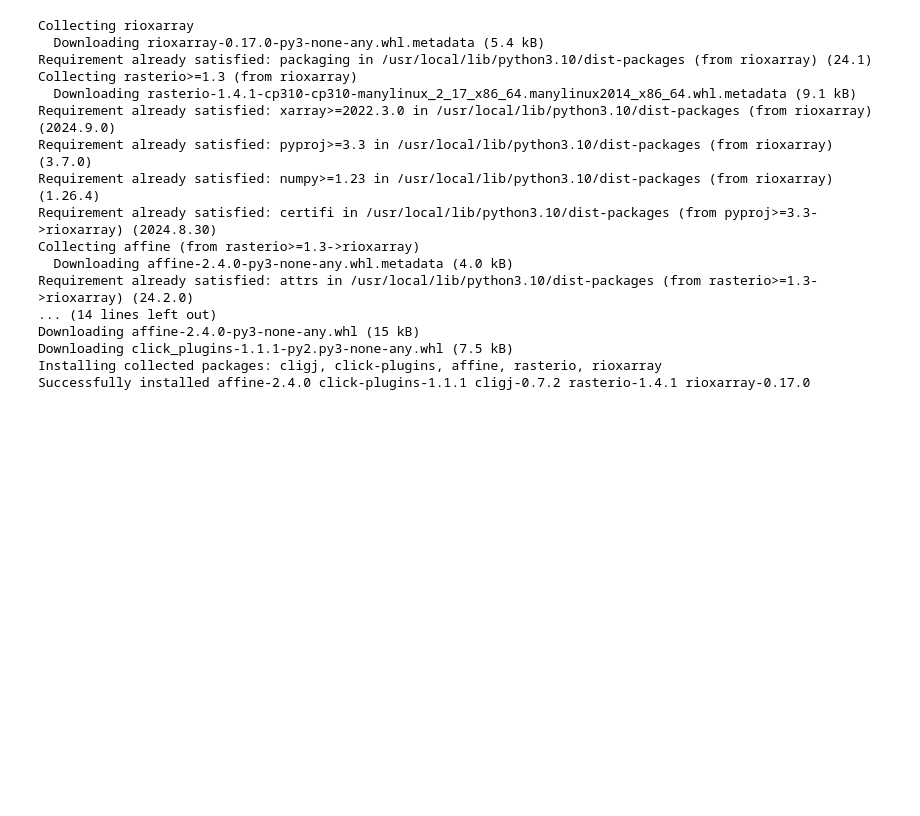
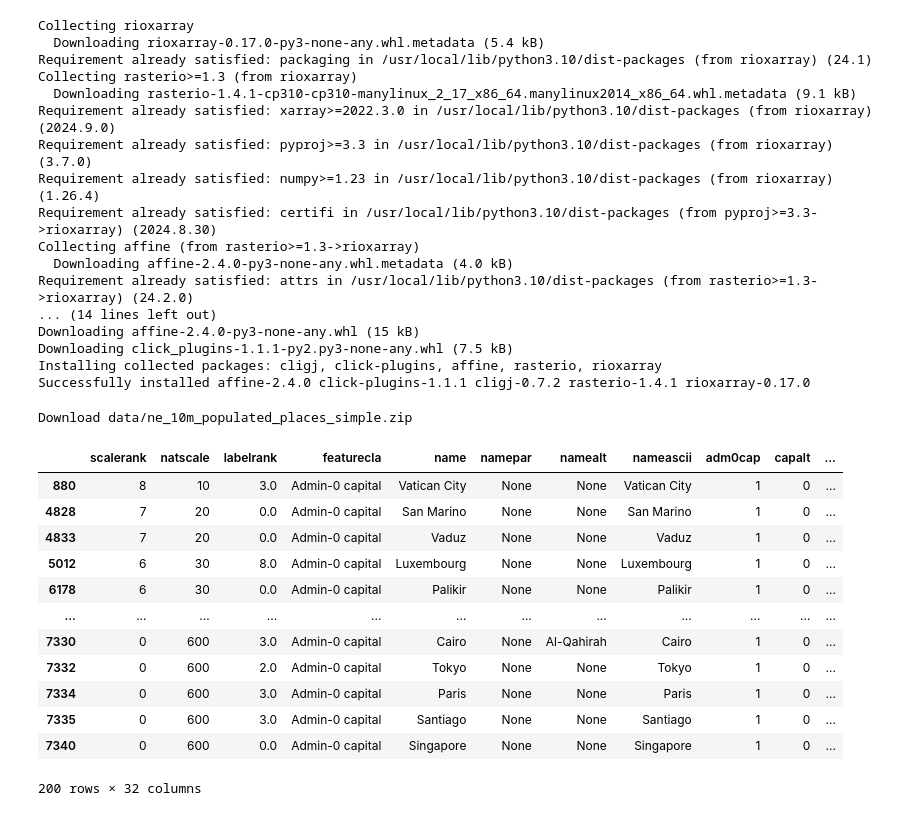
Before and after one commit to cheptoo284/geospatial-analysis, a Jupyter notebook: Copy_of_Untitled0.ipynb, the cells around one changed output. Cells and saved outputs as stored; diff of their text form; code cells hidden in the pictures; blank space fills up the shorter version.

```diff
--- a/Copy_of_Untitled0.ipynb
+++ b/Copy_of_Untitled0.ipynb
@@ -47,3 +47,13 @@ Downloading affine-2.4.0-py3-none-any.whl (15 kB)
 Downloading click_plugins-1.1.1-py2.py3-none-any.whl (7.5 kB)
 Installing collected packages: cligj, click-plugins, affine, rasterio, rioxarray
 Successfully installed affine-2.4.0 click-plugins-1.1.1 cligj-0.7.2 rasterio-1.4.1 rioxarray-0.17.0
+# %%
+import os
+
+data_folder = 'data'
+output_folder = 'output'
+
+if not os.path.exists(data_folder):
+  os.mkdir(data_folder)
+if not os.path.exists(output_folder):
+  os.mkdir(output_folder)
@@ -49,0 +71,27 @@ Successfully installed affine-2.4.0 click-plugins-1.1.1 cligj-0.7.2 rasterio-1.4
+# %%
+#downloading data from natural earth(populated places)
+download('https://naciscdn.org/naturalearth/10m/cultural/' +
+         'ne_10m_populated_places_simple.zip')
+# %% [output]
+Download data/ne_10m_populated_places_simple.zip
+# %%
+file = 'ne_10m_populated_places_simple.zip'
+filepath = os.path.join(data_folder, file)
+places = gpd.read_file(filepath)
+# %%
+capitals = places[places['adm0cap'] == 1]
+capitals
+# %% [output]
+|  | scalerank | natscale | labelrank | featurecla | name | namepar | namealt | nameascii | adm0cap | capalt | ... |
+| 880 | 8 | 10 | 3.0 | Admin-0 capital | Vatican City | None | None | Vatican City | 1 | 0 | ... |
+| 4828 | 7 | 20 | 0.0 | Admin-0 capital | San Marino | None | None | San Marino | 1 | 0 | ... |
+| 4833 | 7 | 20 | 0.0 | Admin-0 capital | Vaduz | None | None | Vaduz | 1 | 0 | ... |
+| 5012 | 6 | 30 | 8.0 | Admin-0 capital | Luxembourg | None | None | Luxembourg | 1 | 0 | ... |
+| 6178 | 6 | 30 | 0.0 | Admin-0 capital | Palikir | None | None | Palikir | 1 | 0 | ... |
+| ... | ... | ... | ... | ... | ... | ... | ... | ... | ... | ... | ... |
+| 7330 | 0 | 600 | 3.0 | Admin-0 capital | Cairo | None | Al-Qahirah | Cairo | 1 | 0 | ... |
+| 7332 | 0 | 600 | 2.0 | Admin-0 capital | Tokyo | None | None | Tokyo | 1 | 0 | ... |
+| 7334 | 0 | 600 | 3.0 | Admin-0 capital | Paris | None | None | Paris | 1 | 0 | ... |
+| 7335 | 0 | 600 | 3.0 | Admin-0 capital | Santiago | None | None | Santiago | 1 | 0 | ... |
+| 7340 | 0 | 600 | 0.0 | Admin-0 capital | Singapore | None | None | Singapore | 1 | 0 | ... |
+200 rows × 32 columns
```
Also changed, not shown: parts of 2 cells of this notebook.
